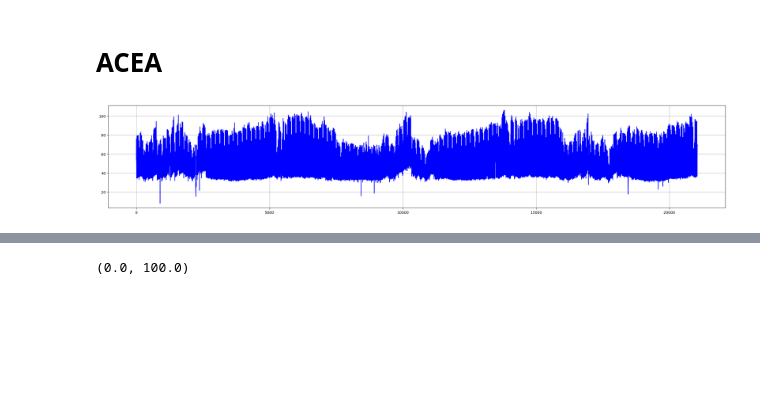
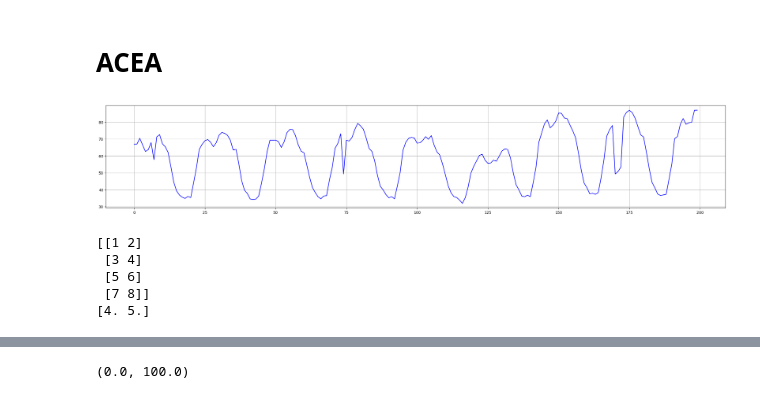
Before and after one commit to MicheleUIT/Probabilistic-load-forecasting-with-Reservoir-Computing, a Jupyter notebook: dataset/data_analysis.ipynb, the cells around one changed output, grey strips where cells are left out. Cells and saved outputs as stored; diff of their text form; code cells hidden in the pictures; blank space fills up the shorter version.

Commit message:
data analysis

```diff
--- a/dataset/data_analysis.ipynb
+++ b/dataset/data_analysis.ipynb
@@ -73,7 +73,7 @@ ACEA_data = ACEA_data[::6] # hourly forecast
 data = np.concatenate((ACEA_data[:16000], ACEA_data[16000+168*11:]))
 # %%
 fig = plt.figure(figsize=(30,5))
-plt.plot(data, label='time series', color='b')
+plt.plot(data[500:700], label='time series', color='b')
 plt.grid()
 # %% [output]
-[figure, old version]
+[figure, new version]
@@ -79,0 +94,12 @@ plt.grid()
+# %%
+test = np.array([1,2,3,4,5,6,7,8])
+resh = test.reshape(-11,2)
+avg = resh.mean(axis=0)
+print(resh)
+print(avg)
+# %% [output]
+[[1 2]
+ [3 4]
+ [5 6]
+ [7 8]]
+[4. 5.]
```
Also changed, not shown: parts of 16 cells of this notebook.
